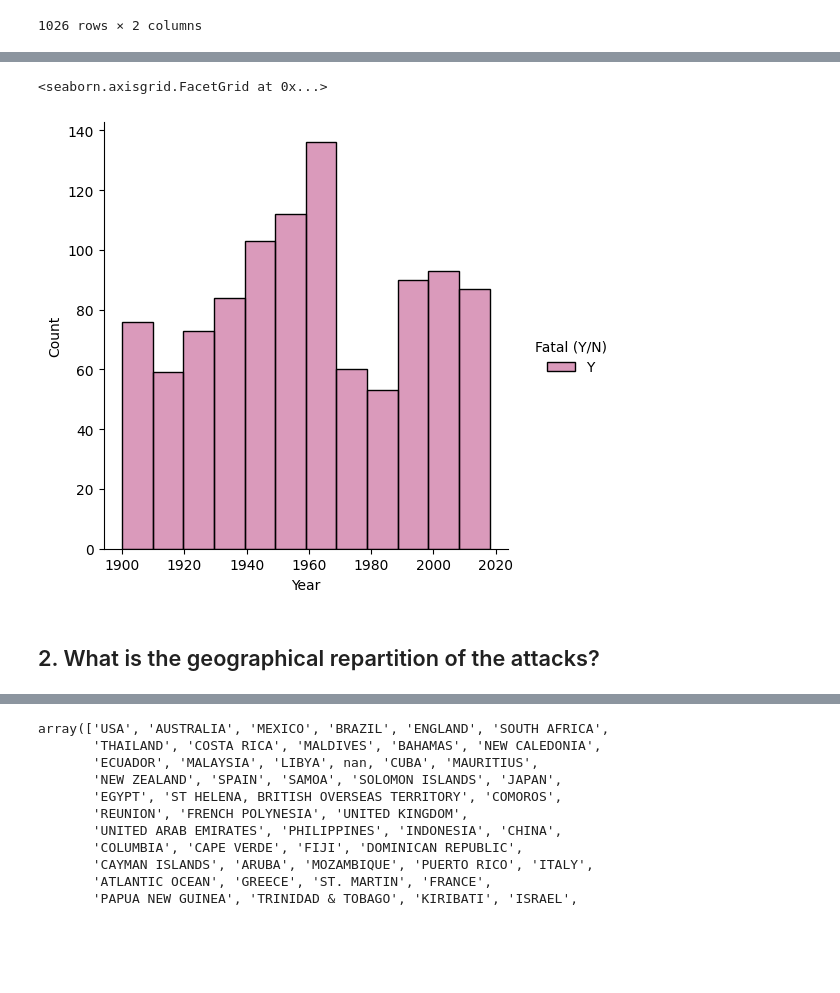
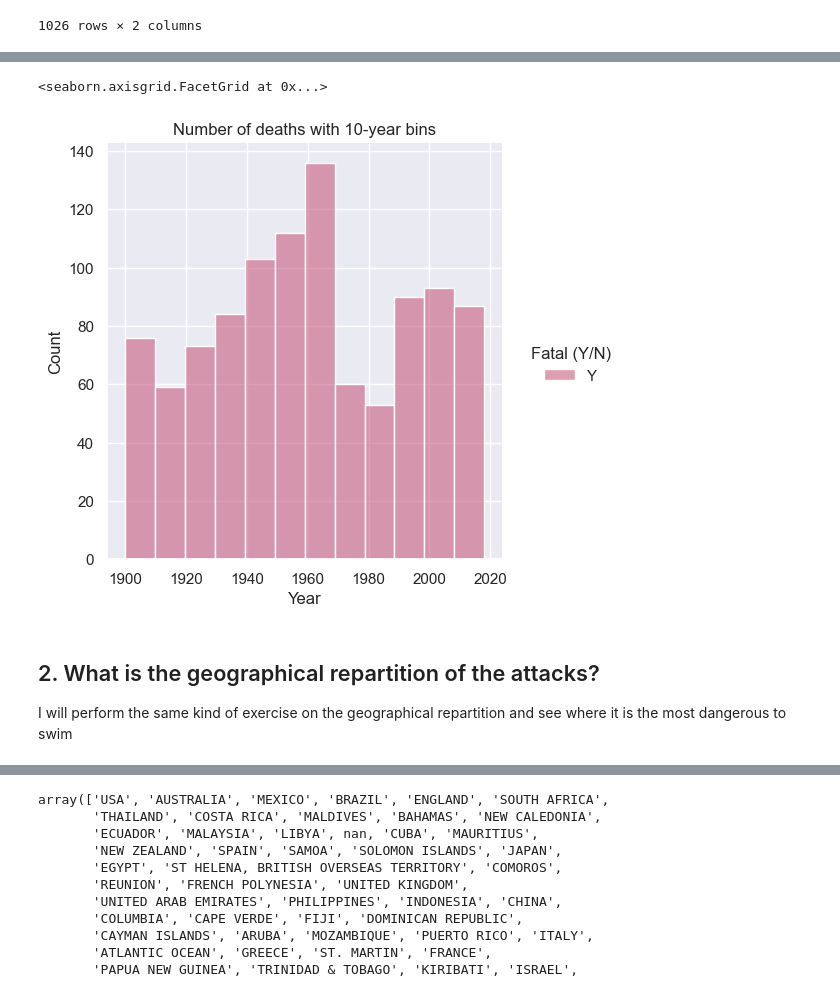
Before and after one commit to RaphHer/Project_1_Pandas, a Jupyter notebook: src/First Project Pandas .ipynb, the cells around one changed output, grey strips where cells are left out. Drawn from its saved outputs; the diff is of its cells as text; code cells hidden in the pictures; blank space fills up the shorter version.

```diff
--- a/src/First Project Pandas .ipynb
+++ b/src/First Project Pandas .ipynb
@@ -241,6 +248,7 @@ hypothesis_1[['Year','Fatal (Y/N)']]
 | 5558 | 1900.0 | Y |
 1026 rows × 2 columns
 # %%
-sns.displot(hypothesis_1, x="Year", hue="Fatal (Y/N)", bins=100)
+sns.set()
+sns.displot(hypothesis_1, x="Year", bins=100, color= "r", legend=True).set(title="Number  of fatal death per year")
 # %% [output]
 <seaborn.axisgrid.FacetGrid at 0x...>
@@ -248,10 +256,13 @@ sns.displot(hypothesis_1, x="Year", hue="Fatal (Y/N)", bins=100)
 # %%
-sns.displot(hypothesis_1, x="Year", hue="Fatal (Y/N)", palette="magma")
+sns.set()
+sns.displot(hypothesis_1, x="Year", hue="Fatal (Y/N)", palette="flare").set(title='Number of deaths with 10-year bins')
 # %% [output]
 <seaborn.axisgrid.FacetGrid at 0x...>
-[figure, old version]
+[figure, new version]
 # %% [markdown]
 ## 2. What is the geographical repartition of the attacks?
+
+I will perform the same kind of exercise on the geographical repartition and see where it is the most dangerous to swim
 # %%
 # Let's first display the value of the geography and see if some value are similar
 shark['Country'].unique()
```
Also changed, not shown: parts of 33 cells of this notebook.
